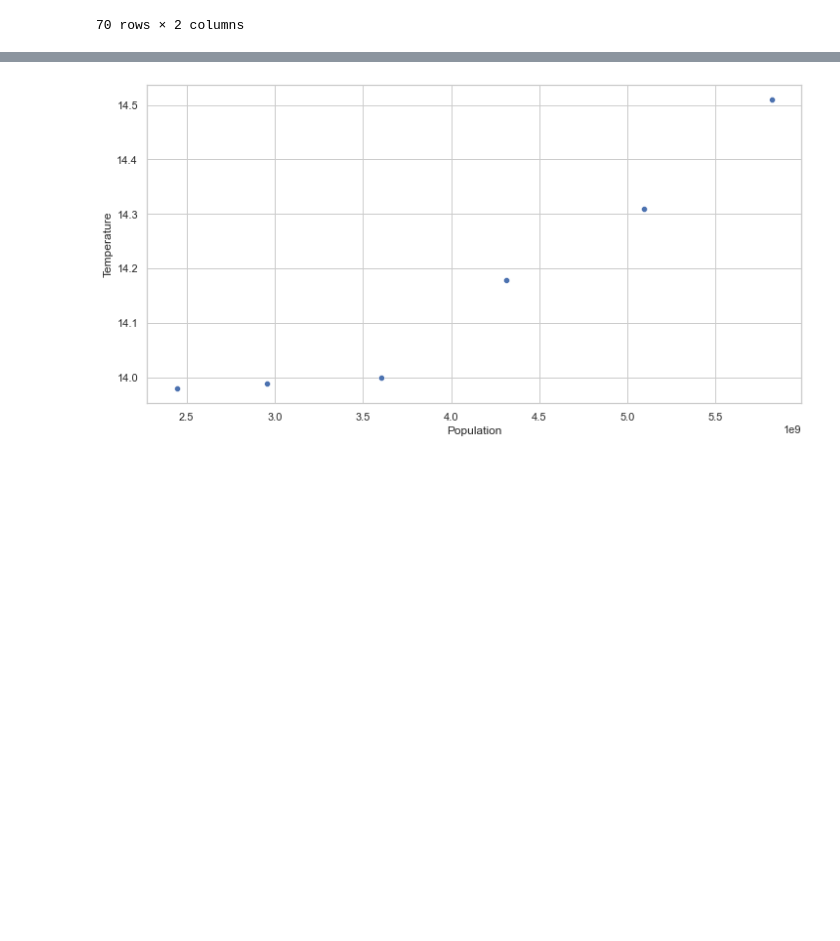
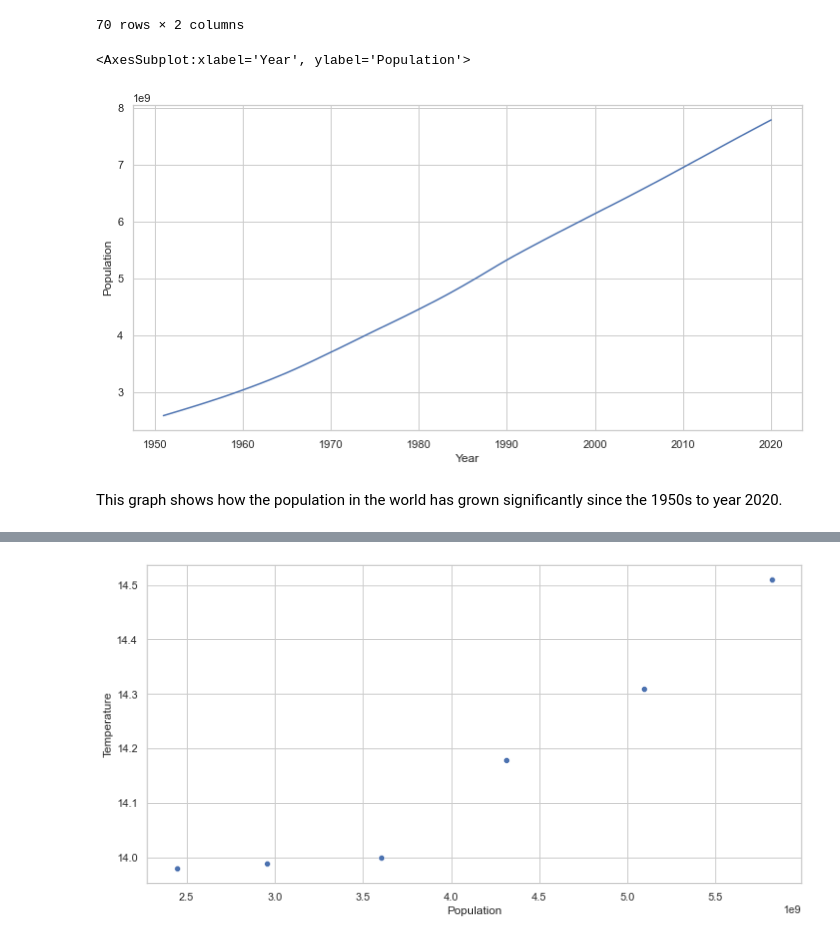
Before and after one commit to AnaWalsh/Global_warming, a Jupyter notebook: Notebooks/2-Data_visualization.ipynb, the cells around one changed output, grey strips where cells are left out. Saved outputs shown, nothing was run; the diff lists cells and outputs as text; code cells hidden in the pictures; blank space fills up the shorter version.

```diff
--- a/Notebooks/2-Data_visualization.ipynb
+++ b/Notebooks/2-Data_visualization.ipynb
@@ -43,0 +42,7 @@ final_df = pd.read_csv('../Data/final_df.csv')
+# %%
+sns.lineplot(data=df_population, x='Year', y='Population')
+# %% [output]
+<AxesSubplot:xlabel='Year', ylabel='Population'>
+[figure, added]
+# %% [markdown]
+This graph shows how the population in the world has grown significantly since the 1950s to year 2020.
```
Also changed, not shown: parts of 28 cells of this notebook, 10 other files.
